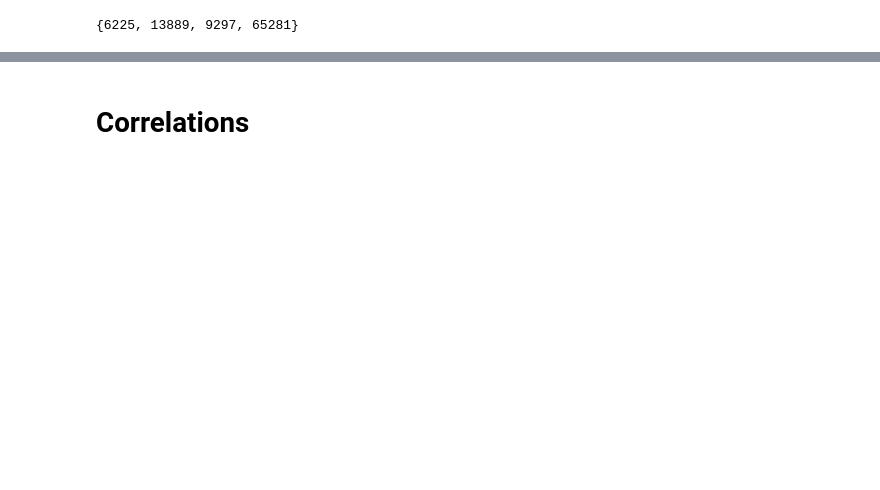
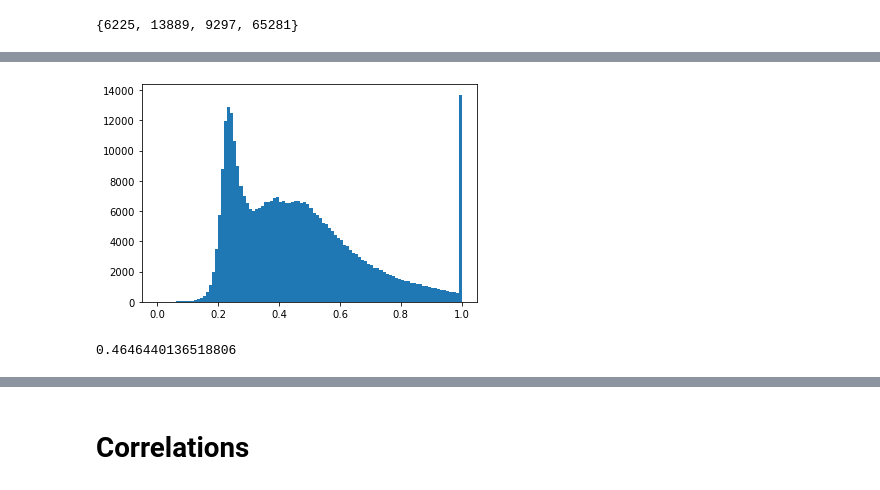
Before and after one commit to Egorka1/WG_Forge, a Jupyter notebook: WGProject.ipynb, the cells around one changed output, grey strips where cells are left out. Saved outputs shown, nothing was run; the diff lists cells and outputs as text; code cells hidden in the pictures; blank space fills up the shorter version.

```diff
--- a/WGProject.ipynb
+++ b/WGProject.ipynb
@@ -720,5 +261,0 @@ for feature in target_features:
-# %%
-data['life_time_min'] = data['life_time_sec'] / 60
-
-for feature in target_features:
-    data[feature + '_per_min'] = normalize_feature(data[feature], data['life_time_min'])
@@ -769,2 +261,0 @@ redundant_features = ['dt', 'arena_id', 'team_id', 'clan_db_id', 'prebattle_id',
-# %%
-data.drop(redundant_features, axis=1, inplace=True)
@@ -781,0 +405,12 @@ joined_data.drop(['item_cd'], axis=1, inplace=True)
+# %%
+players_no_nan_df = players_df.dropna()
+
+X = np.array(players_no_nan_df[['original_xp', 'daily_xp_factor', 'remained_hp', 'original_credits',
+                                'kills_made_per_minute', 'total_damage_dealt_per_minute', 'life_time_min',
+                                'shots_per_minute', 'hits_per_minute', 'pierced_per_minute',
+                                'damage_received_per_minute', 'shots_received_per_minute', 'damaged_per_minute',
+                                'pierced_rate']])
+Y = np.array(players_no_nan_df['is_winner'])
+
+reg = LinearRegression().fit(X, Y)
+reg.score(X, Y)
@@ -781,0 +419,11 @@ joined_data.drop(['item_cd'], axis=1, inplace=True)
+# %%
+players_df['is_winner_ML'] = reg.predict(np.array(players_df[['original_xp', 'daily_xp_factor', 'remained_hp',
+                                                              'original_credits', 'kills_made_per_minute',
+                                                              'total_damage_dealt_per_minute', 'life_time_min',
+                                                              'shots_per_minute', 'hits_per_minute', 'pierced_per_minute',
+                                                              'damage_received_per_minute', 'shots_received_per_minute',
+                                                              'damaged_per_minute', 'pierced_rate']]))
+players_df['is_winner_ML'][players_df['is_winner_ML'] > 1] = 1
+players_df['is_winner_ML'][players_df['is_winner_ML'] < 0] = 0
+
+players_df
@@ -781,0 +445,8 @@ joined_data.drop(['item_cd'], axis=1, inplace=True)
+# %%
+plt.hist(players_df['is_winner_ML'], bins=100)
+plt.show()
+
+players_df['is_winner_ML'].mean()
+# %% [output]
+[figure, added]
+0.4646440136518806
```
Also changed, not shown: parts of 114 cells of this notebook.
